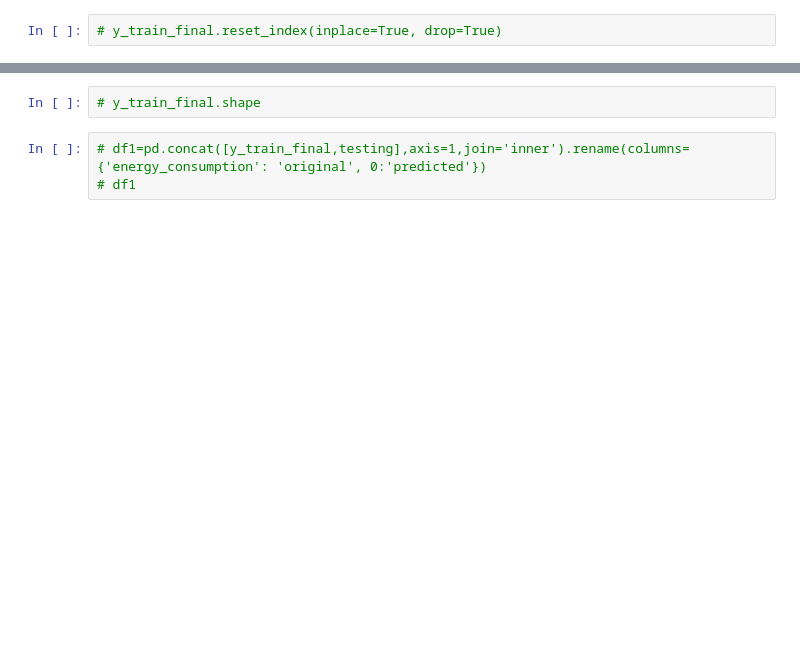
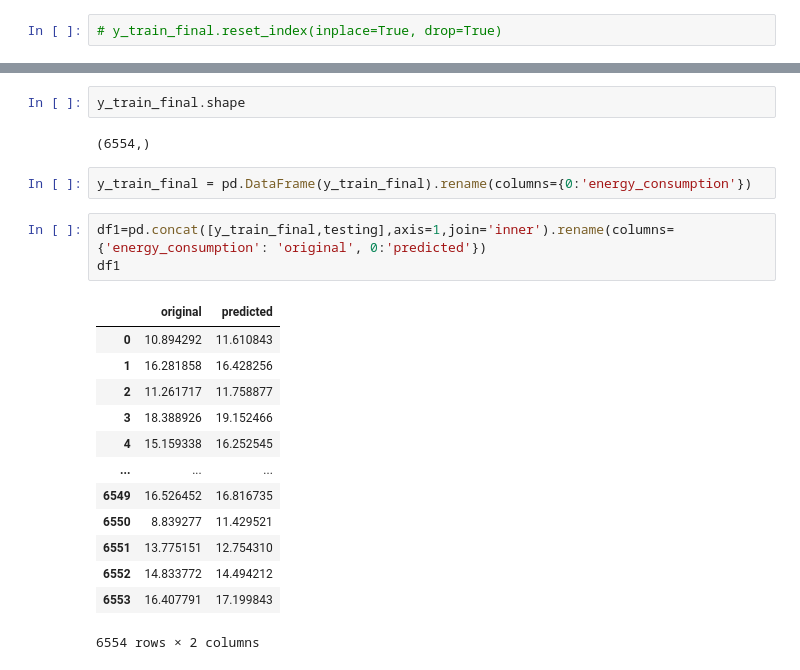
Before and after one commit to oostendo/2022-SI699-011, a Jupyter notebook: eva_and_sam/EDA_cbecs2018-v2-SVM.ipynb, the cells around one changed output, grey strips where cells are left out. Cells and saved outputs as stored; diff of their text form; blank space fills up the shorter version.

```diff
--- a/eva_and_sam/EDA_cbecs2018-v2-SVM.ipynb
+++ b/eva_and_sam/EDA_cbecs2018-v2-SVM.ipynb
@@ -575,6 +623,24 @@ sns.histplot(data=predicted)
 # %%
-# y_train_final.shape
+y_train_final.shape
+# %% [output]
+(6554,)
+# %%
+y_train_final = pd.DataFrame(y_train_final).rename(columns={0:'energy_consumption'})
 # %%
-# df1=pd.concat([y_train_final,testing],axis=1,join='inner').rename(columns={'energy_consumption': 'original', 0:'predicted'})
-# df1
+df1=pd.concat([y_train_final,testing],axis=1,join='inner').rename(columns={'energy_consumption': 'original', 0:'predicted'})
+df1
+# %% [output]
+|  | original | predicted |
+| 0 | 10.894292 | 11.610843 |
+| 1 | 16.281858 | 16.428256 |
+| 2 | 11.261717 | 11.758877 |
+| 3 | 18.388926 | 19.152466 |
+| 4 | 15.159338 | 16.252545 |
+| ... | ... | ... |
+| 6549 | 16.526452 | 16.816735 |
+| 6550 | 8.839277 | 11.429521 |
+| 6551 | 13.775151 | 12.754310 |
+| 6552 | 14.833772 | 14.494212 |
+| 6553 | 16.407791 | 17.199843 |
+6554 rows × 2 columns
 # %%
```
Also changed, not shown: parts of 23 cells of this notebook.
